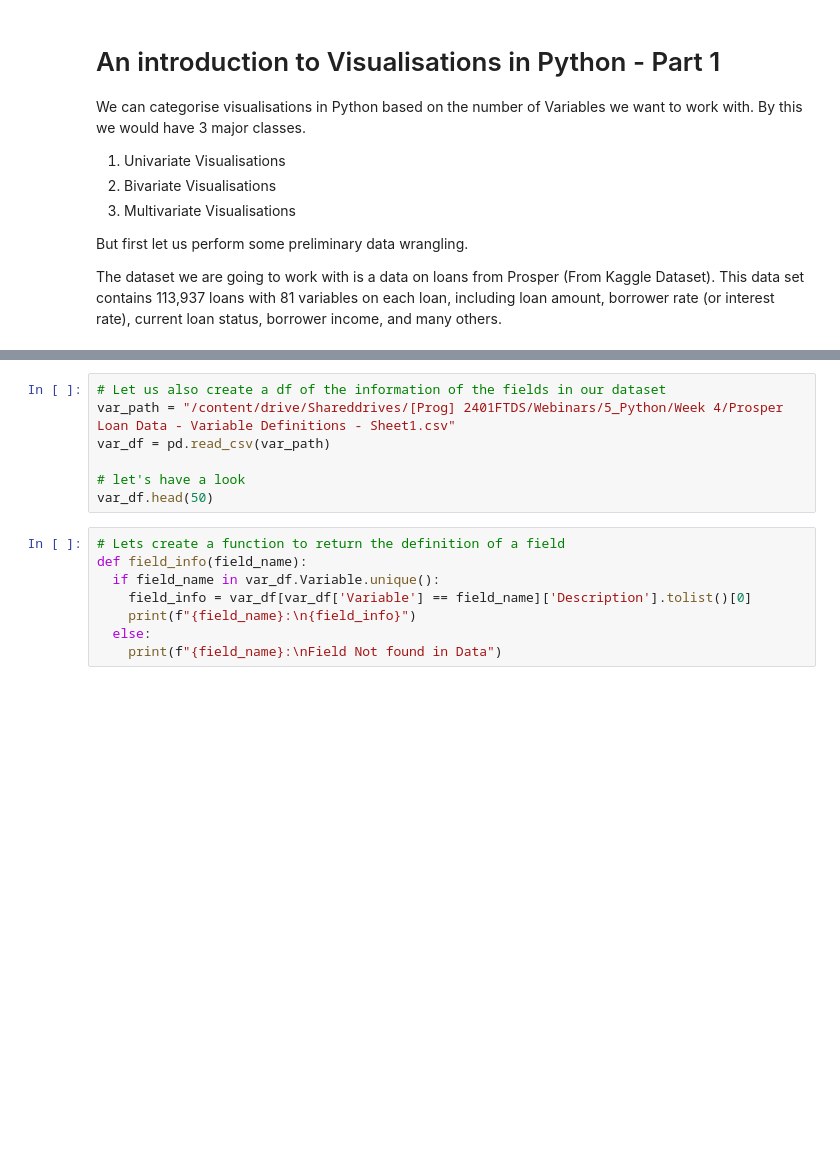
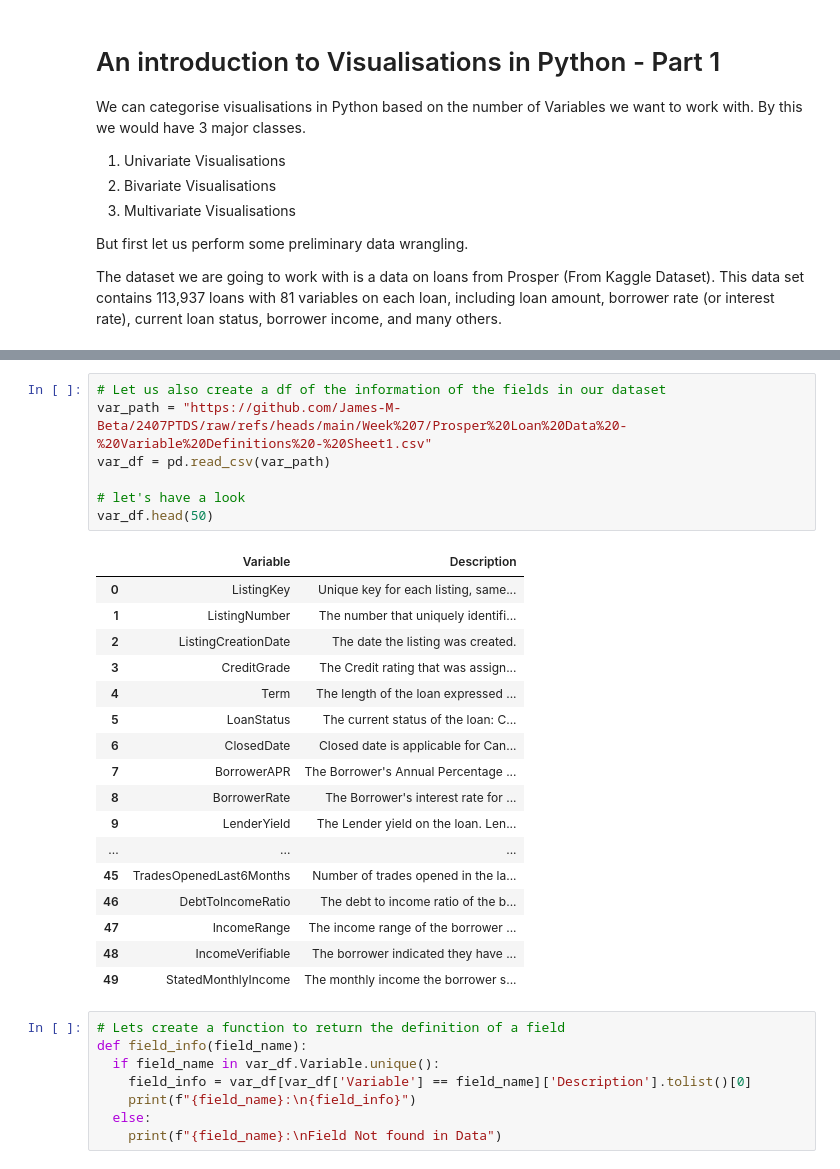
Before and after one commit to James-M-Beta/2407PTDS, a Jupyter notebook: Week 7/2407PT_DS___Python_Week_7_Webinar_Part_1.ipynb, the cells around one changed output, grey strips where cells are left out. Drawn from its saved outputs; the diff is of its cells as text; blank space fills up the shorter version.

```diff
--- a/Week 7/2407PT_DS___Python_Week_7_Webinar_Part_1.ipynb
+++ b/Week 7/2407PT_DS___Python_Week_7_Webinar_Part_1.ipynb
@@ -38,10 +68,28 @@ df.info()
 # %%
 # Let us also create a df of the information of the fields in our dataset
-var_path = "/content/drive/Shareddrives/[Prog] 2401FTDS/Webinars/5_Python/Week 4/Prosper Loan Data - Variable Definitions - Sheet1.csv"
+var_path = "https://github.com/James-M-Beta/2407PTDS/raw/refs/heads/main/Week%207/Prosper%20Loan%20Data%20-%20Variable%20Definitions%20-%20Sheet1.csv"
 var_df = pd.read_csv(var_path)
 
 # let's have a look
 var_df.head(50)
+# %% [output]
+|  | Variable | Description |
+| 0 | ListingKey | Unique key for each listing, same... |
+| 1 | ListingNumber | The number that uniquely identifi... |
+| 2 | ListingCreationDate | The date the listing was created. |
+| 3 | CreditGrade | The Credit rating that was assign... |
+| 4 | Term | The length of the loan expressed ... |
+| 5 | LoanStatus | The current status of the loan: C... |
+| 6 | ClosedDate | Closed date is applicable for Can... |
+| 7 | BorrowerAPR | The Borrower's Annual Percentage ... |
+| 8 | BorrowerRate | The Borrower's interest rate for ... |
+| 9 | LenderYield | The Lender yield on the loan. Len... |
+| ... | ... | ... |
+| 45 | TradesOpenedLast6Months | Number of trades opened in the la... |
+| 46 | DebtToIncomeRatio | The debt to income ratio of the b... |
+| 47 | IncomeRange | The income range of the borrower ... |
+| 48 | IncomeVerifiable | The borrower indicated they have ... |
+| 49 | StatedMonthlyIncome | The monthly income the borrower s... |
 # %%
 # Lets create a function to return the definition of a field
 def field_info(field_name):
```
Also changed, not shown: parts of 12 cells of this notebook, 1 other file.
